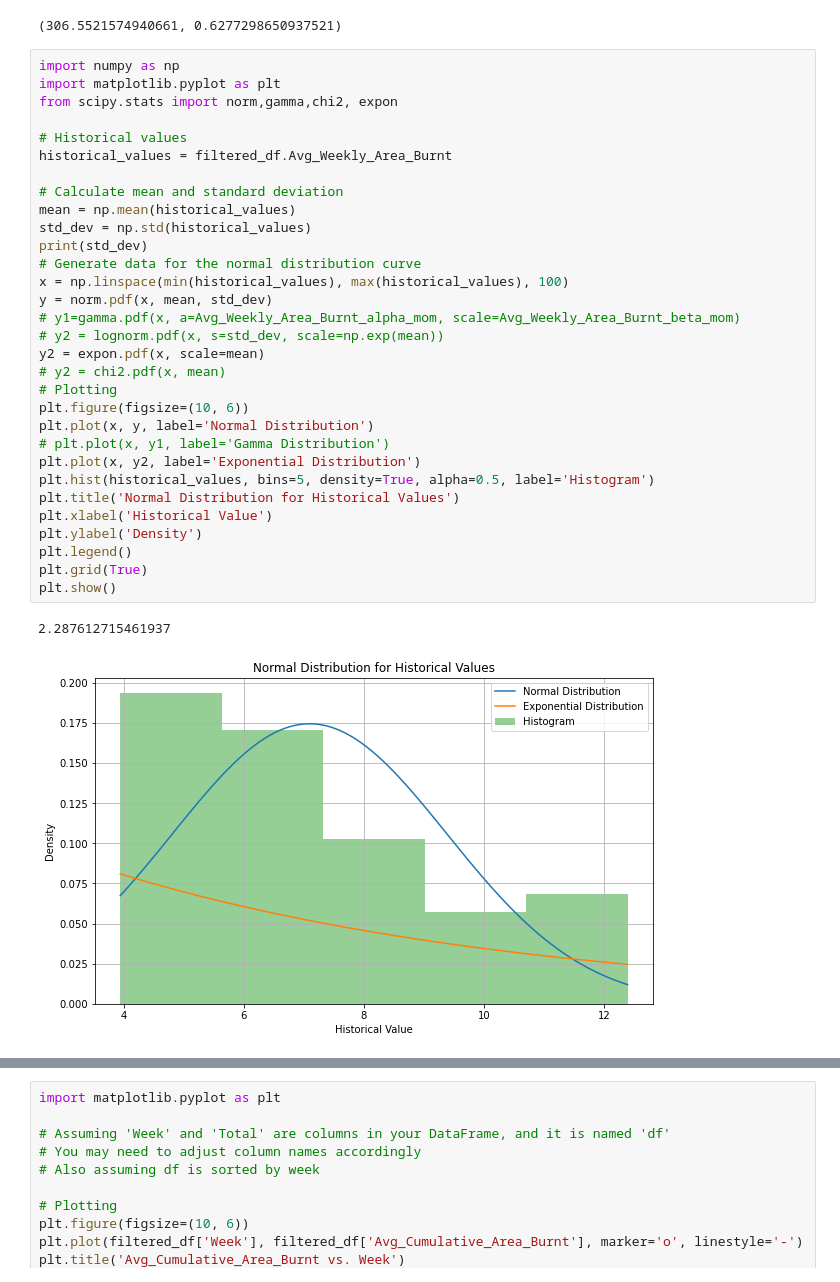
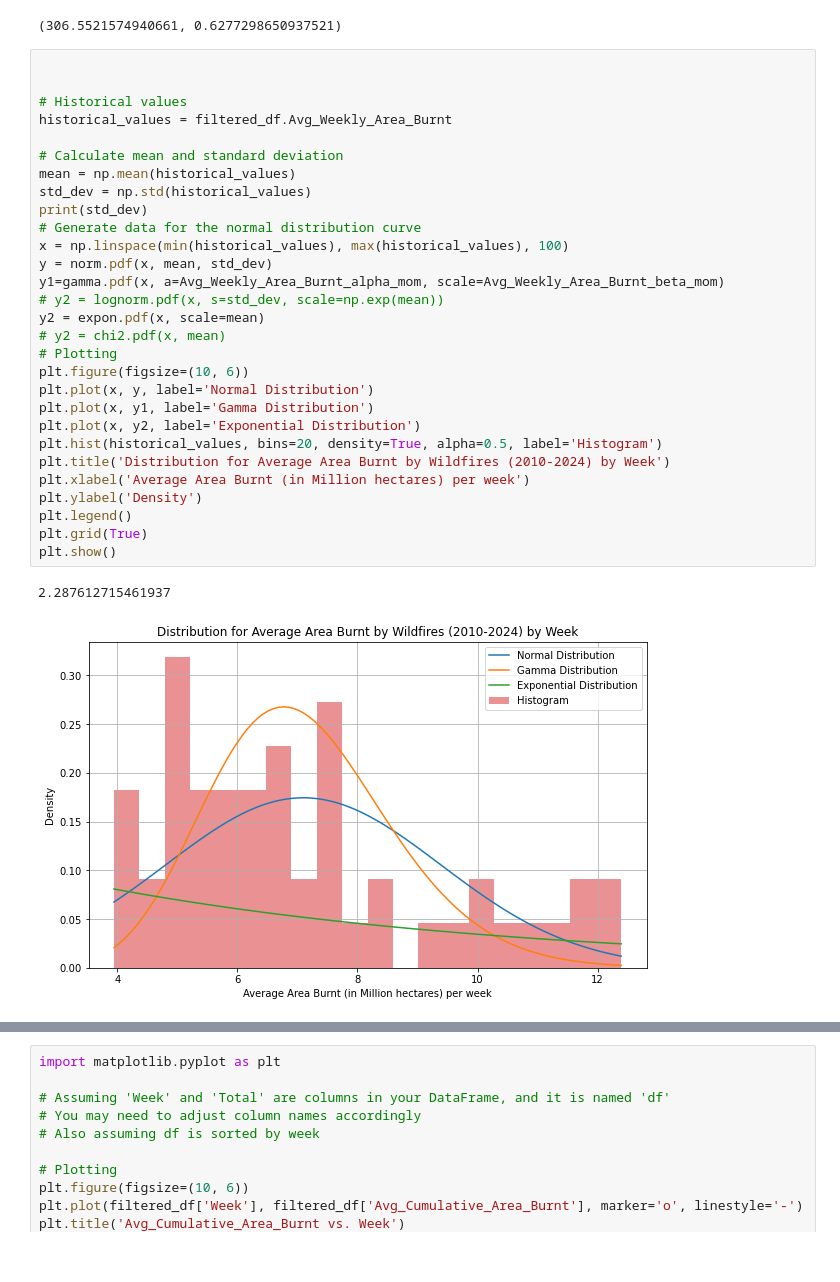
Before and after one commit to INFO6150-DataScience/wildfire-analytics-modelling, a Jupyter notebook: Wildfire_Analytics_Modeling.ipynb, the cells around one changed output, grey strips where cells are left out. Saved outputs shown, nothing was run; the diff lists cells and outputs as text.

Commit message:
logic, label changes

```diff
--- a/Wildfire_Analytics_Modeling.ipynb
+++ b/Wildfire_Analytics_Modeling.ipynb
@@ -151,37 +151,35 @@ Avg_Cumulative_Area_Burnt_alpha_mom, Avg_Cumulative_Area_Burnt_beta_mom
 # %% [output]
 (306.5521574940661, 0.6277298650937521)
 # %%
-import numpy as np
-import matplotlib.pyplot as plt
-from scipy.stats import norm,gamma,chi2, expon
+
 
 # Historical values
 historical_values = filtered_df.Avg_Weekly_Area_Burnt
 
 # Calculate mean and standard deviation
 mean = np.mean(historical_values)
 std_dev = np.std(historical_values)
 print(std_dev)
 # Generate data for the normal distribution curve
 x = np.linspace(min(historical_values), max(historical_values), 100)
 y = norm.pdf(x, mean, std_dev)
-# y1=gamma.pdf(x, a=Avg_Weekly_Area_Burnt_alpha_mom, scale=Avg_Weekly_Area_Burnt_beta_mom)
+y1=gamma.pdf(x, a=Avg_Weekly_Area_Burnt_alpha_mom, scale=Avg_Weekly_Area_Burnt_beta_mom)
 # y2 = lognorm.pdf(x, s=std_dev, scale=np.exp(mean))
 y2 = expon.pdf(x, scale=mean)
 # y2 = chi2.pdf(x, mean)
 # Plotting
 plt.figure(figsize=(10, 6))
 plt.plot(x, y, label='Normal Distribution')
-# plt.plot(x, y1, label='Gamma Distribution')
+plt.plot(x, y1, label='Gamma Distribution')
 plt.plot(x, y2, label='Exponential Distribution')
-plt.hist(historical_values, bins=5, density=True, alpha=0.5, label='Histogram')
-plt.title('Normal Distribution for Historical Values')
-plt.xlabel('Historical Value')
+plt.hist(historical_values, bins=20, density=True, alpha=0.5, label='Histogram')
+plt.title('Distribution for Average Area Burnt by Wildfires (2010-2024) by Week')
+plt.xlabel('Average Area Burnt (in Million hectares) per week')
 plt.ylabel('Density')
 plt.legend()
 plt.grid(True)
 plt.show()
 # %% [output]
 2.287612715461937
-[figure, old version]
+[figure, new version]
 # %%
```
Also changed, not shown: parts of 13 cells of this notebook, 1 other file.
